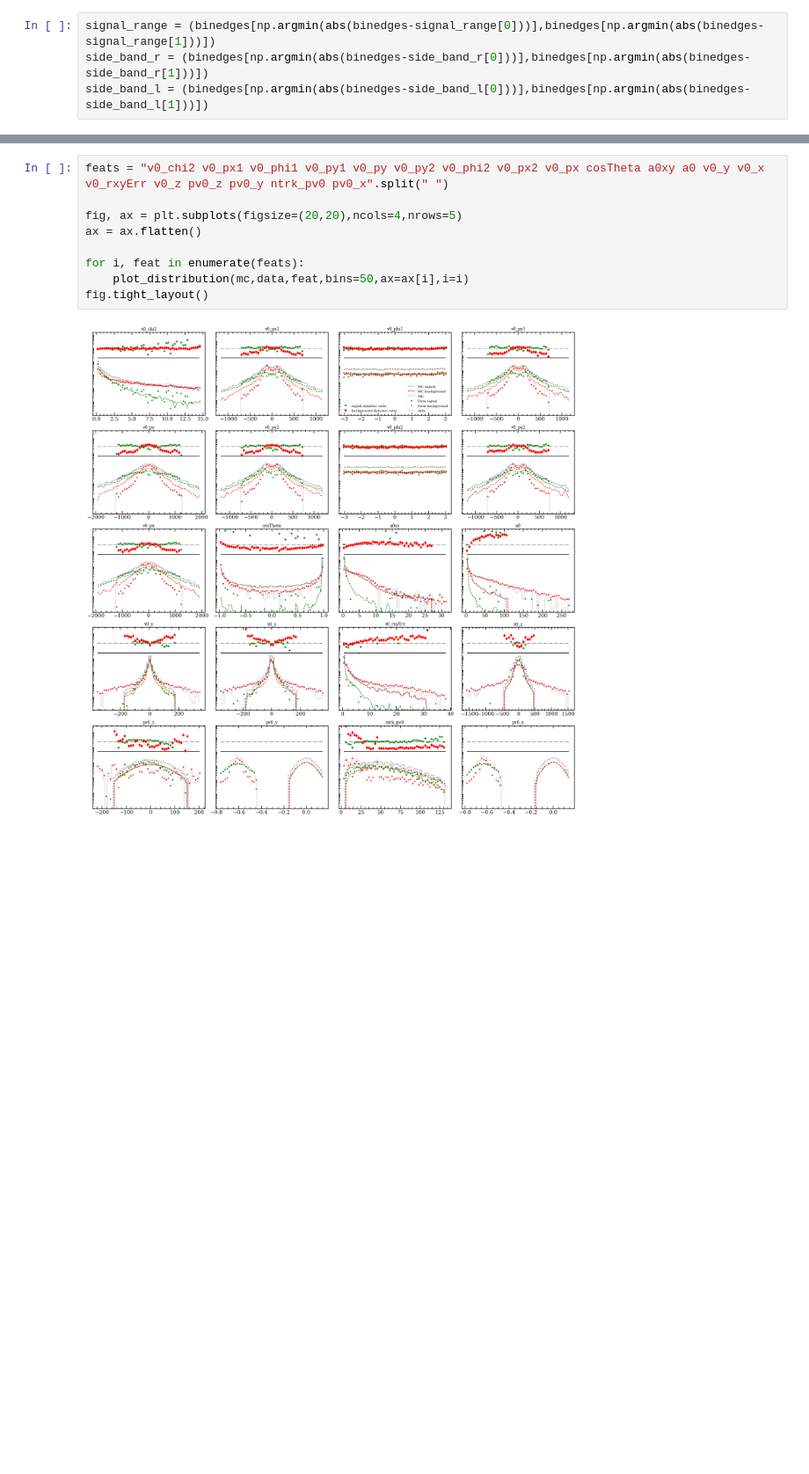
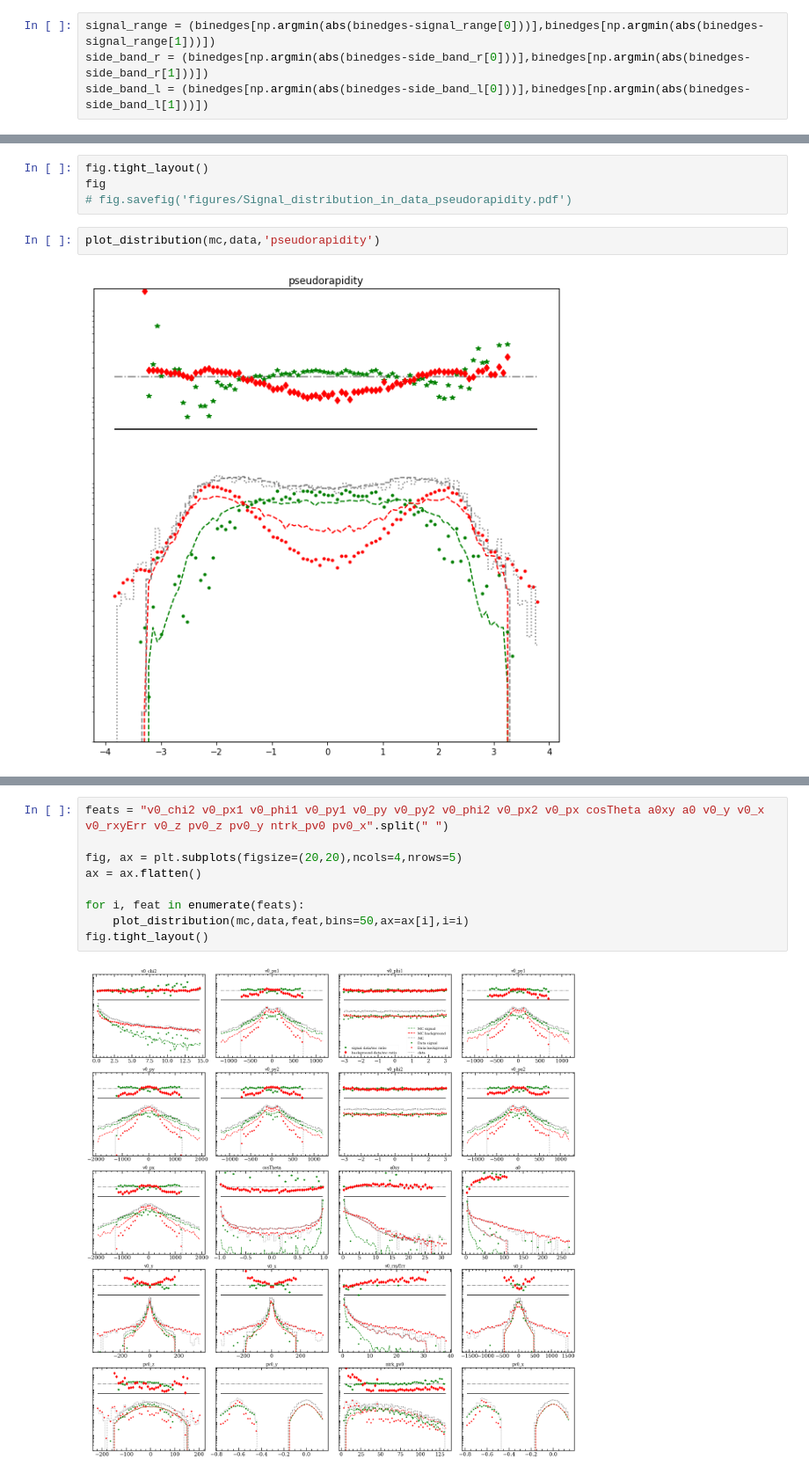
Before and after one commit to Vinther901/PUK, a Jupyter notebook: Distributions_in_MC_and_Data.ipynb, the cells around one changed output, grey strips where cells are left out. Shown at 88% size. Saved outputs shown, nothing was run; the diff lists cells and outputs as text; blank space fills up the shorter version.

```diff
--- a/Distributions_in_MC_and_Data.ipynb
+++ b/Distributions_in_MC_and_Data.ipynb
@@ -107 +208,9 @@ Sample Size; 56446 or 56444 background size; 40147
+# %%
+fig.tight_layout()
+fig
+# fig.savefig('figures/Signal_distribution_in_data_pseudorapidity.pdf')
+# %%
+plot_distribution(mc,data,'pseudorapidity')
+# %% [output]
+[figure, added]
 # %%
```
Also changed, not shown: parts of 5 cells of this notebook.
